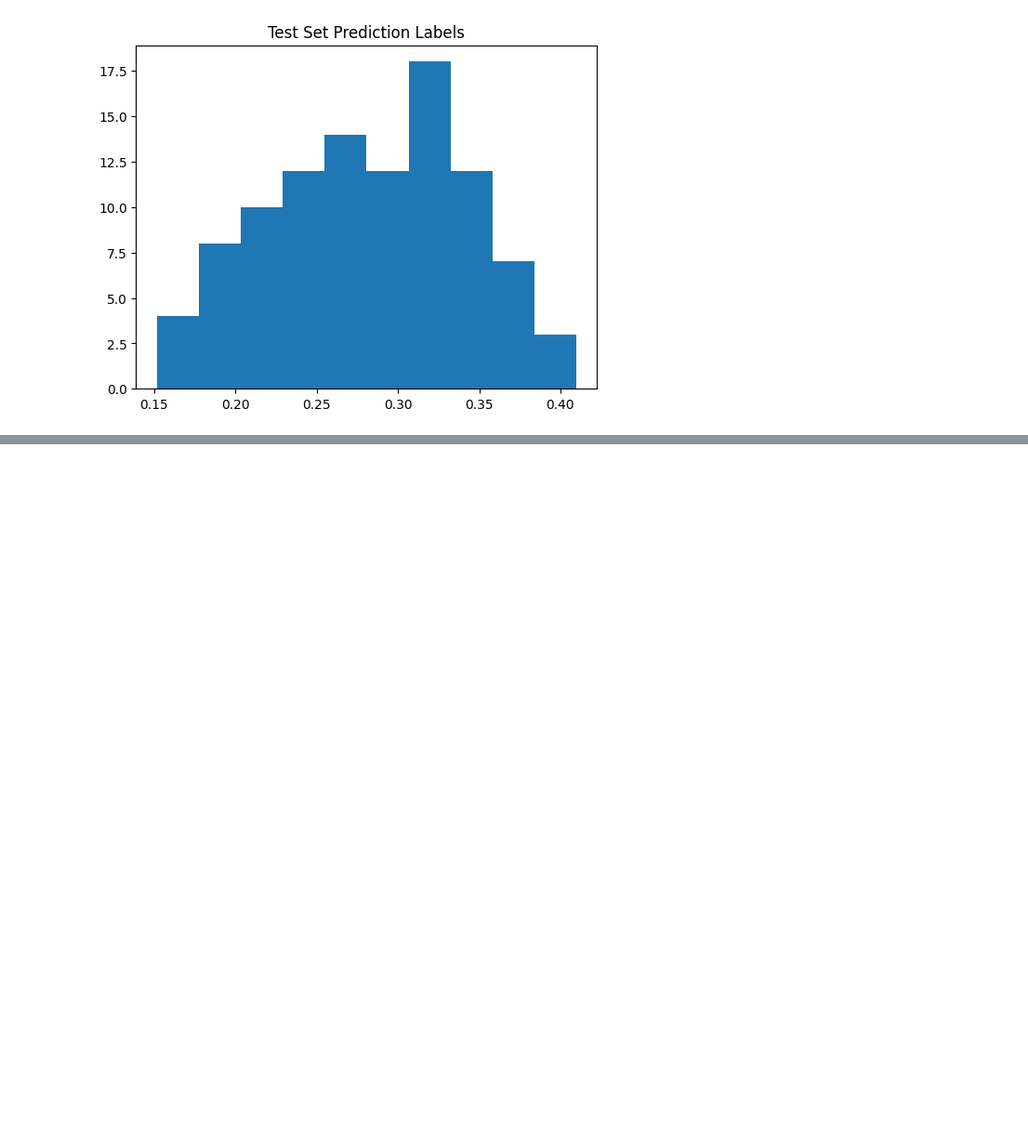
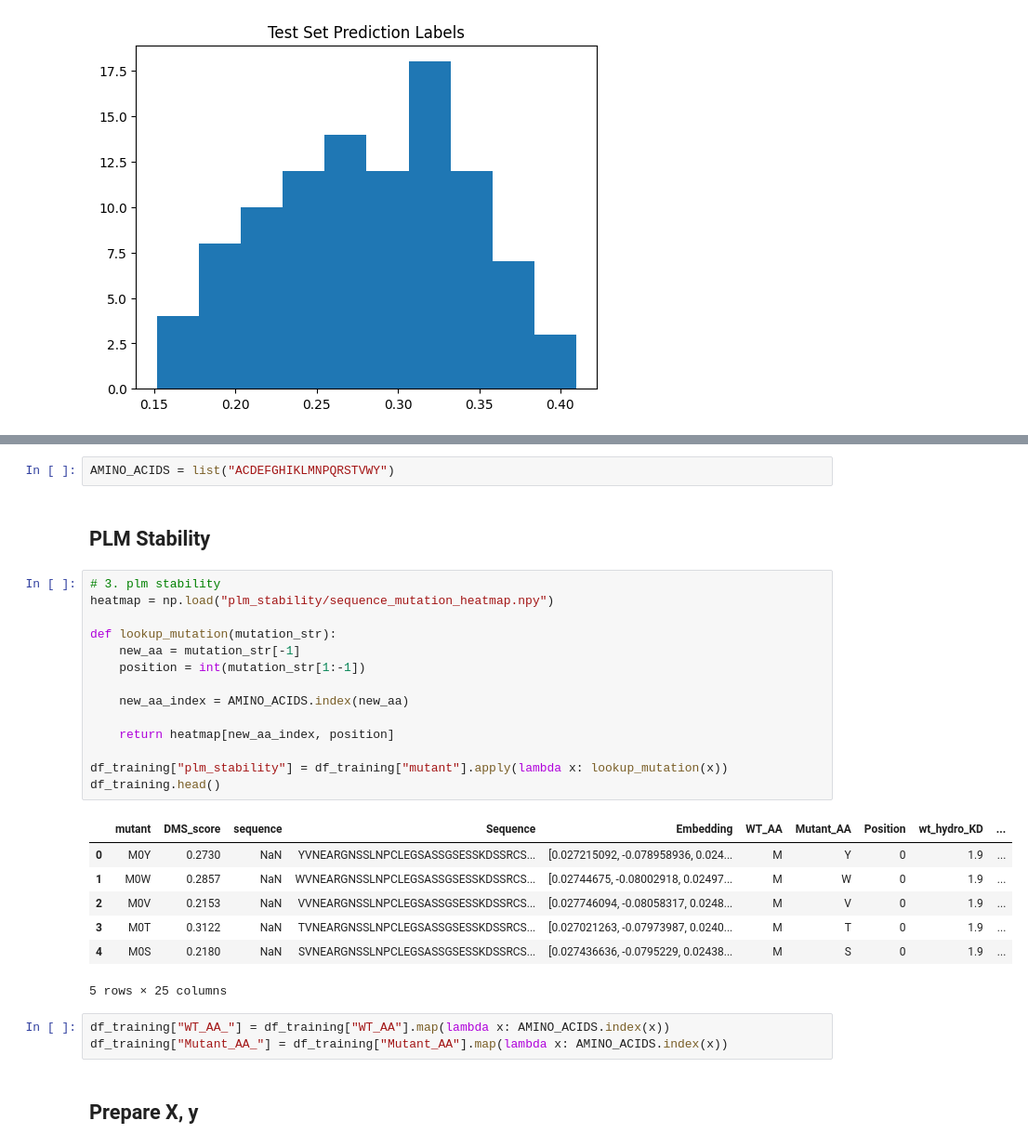
Before and after one commit to radroof22/cse-7850-combio-hackathon, a Jupyter notebook: exp.ipynb, the cells around one changed output, grey strips where cells are left out. Shown at 93% size. Saved outputs shown, nothing was run; the diff lists cells and outputs as text; blank space fills up the shorter version.

```diff
--- a/exp.ipynb
+++ b/exp.ipynb
@@ -612,0 +744,31 @@ plt.show()
+# %%
+AMINO_ACIDS = list("ACDEFGHIKLMNPQRSTVWY")
+# %% [markdown]
+## PLM Stability
+# %%
+# 3. plm stability
+heatmap = np.load("plm_stability/sequence_mutation_heatmap.npy")
+
+def lookup_mutation(mutation_str):
+    new_aa = mutation_str[-1]
+    position = int(mutation_str[1:-1])
+
+    new_aa_index = AMINO_ACIDS.index(new_aa)
+
+    return heatmap[new_aa_index, position]
+
+df_training["plm_stability"] = df_training["mutant"].apply(lambda x: lookup_mutation(x))
+df_training.head()
+# %% [output]
+|  | mutant | DMS_score | sequence | Sequence | Embedding | WT_AA | Mutant_AA | Position | wt_hydro_KD | ... |
+| 0 | M0Y | 0.2730 | NaN | YVNEARGNSSLNPCLEGSASSGSESSKDSSRCS... | [0.027215092, -0.078958936, 0.024... | M | Y | 0 | 1.9 | ... |
+| 1 | M0W | 0.2857 | NaN | WVNEARGNSSLNPCLEGSASSGSESSKDSSRCS... | [0.02744675, -0.08002918, 0.02497... | M | W | 0 | 1.9 | ... |
+| 2 | M0V | 0.2153 | NaN | VVNEARGNSSLNPCLEGSASSGSESSKDSSRCS... | [0.027746094, -0.08058317, 0.0248... | M | V | 0 | 1.9 | ... |
+| 3 | M0T | 0.3122 | NaN | TVNEARGNSSLNPCLEGSASSGSESSKDSSRCS... | [0.027021263, -0.07973987, 0.0240... | M | T | 0 | 1.9 | ... |
+| 4 | M0S | 0.2180 | NaN | SVNEARGNSSLNPCLEGSASSGSESSKDSSRCS... | [0.027436636, -0.0795229, 0.02438... | M | S | 0 | 1.9 | ... |
+5 rows × 25 columns
+# %%
+df_training["WT_AA_"] = df_training["WT_AA"].map(lambda x: AMINO_ACIDS.index(x))
+df_training["Mutant_AA_"] = df_training["Mutant_AA"].map(lambda x: AMINO_ACIDS.index(x))
+# %% [markdown]
+## Prepare X, y
```
Also changed, not shown: parts of 26 cells of this notebook, 4 other files.
